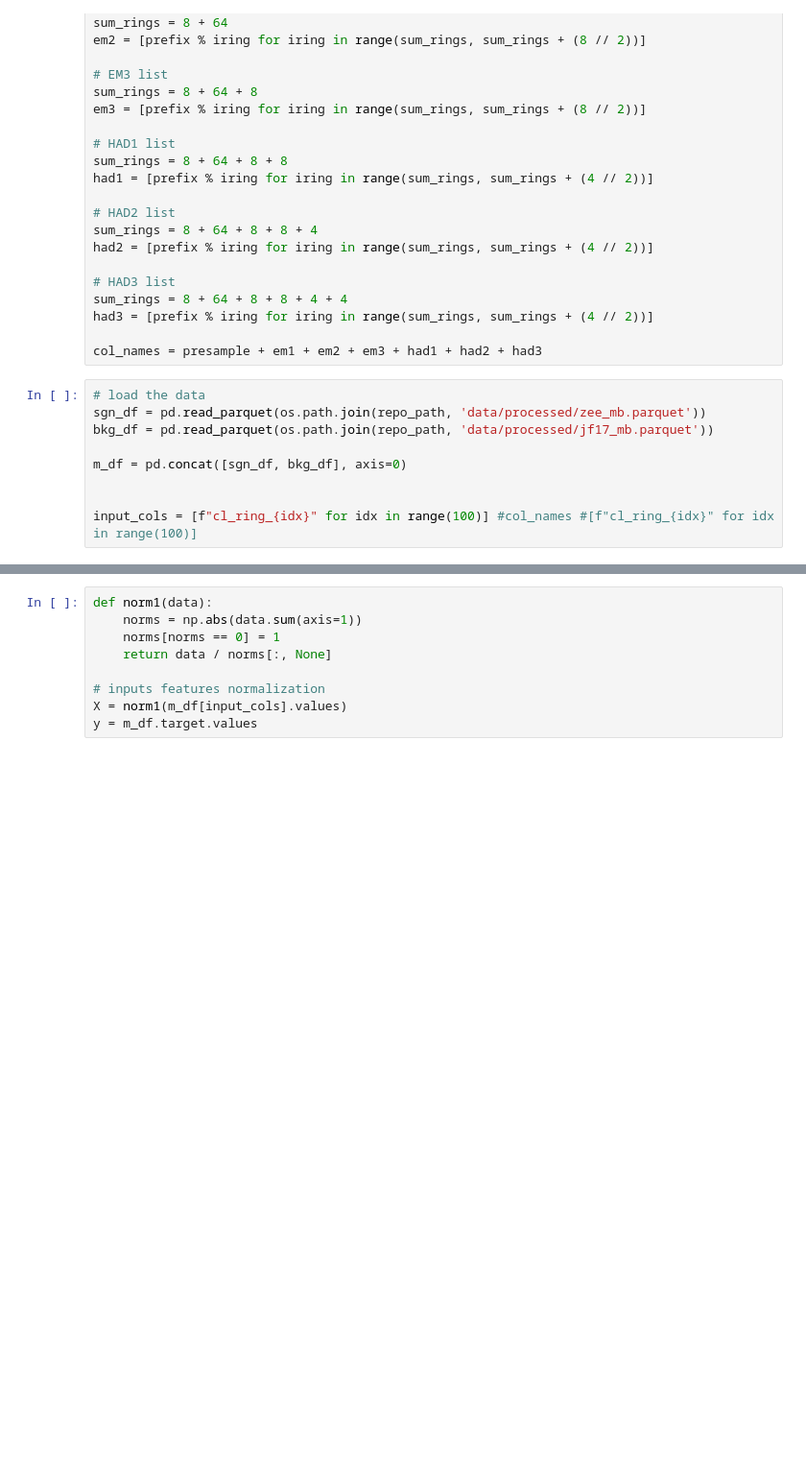
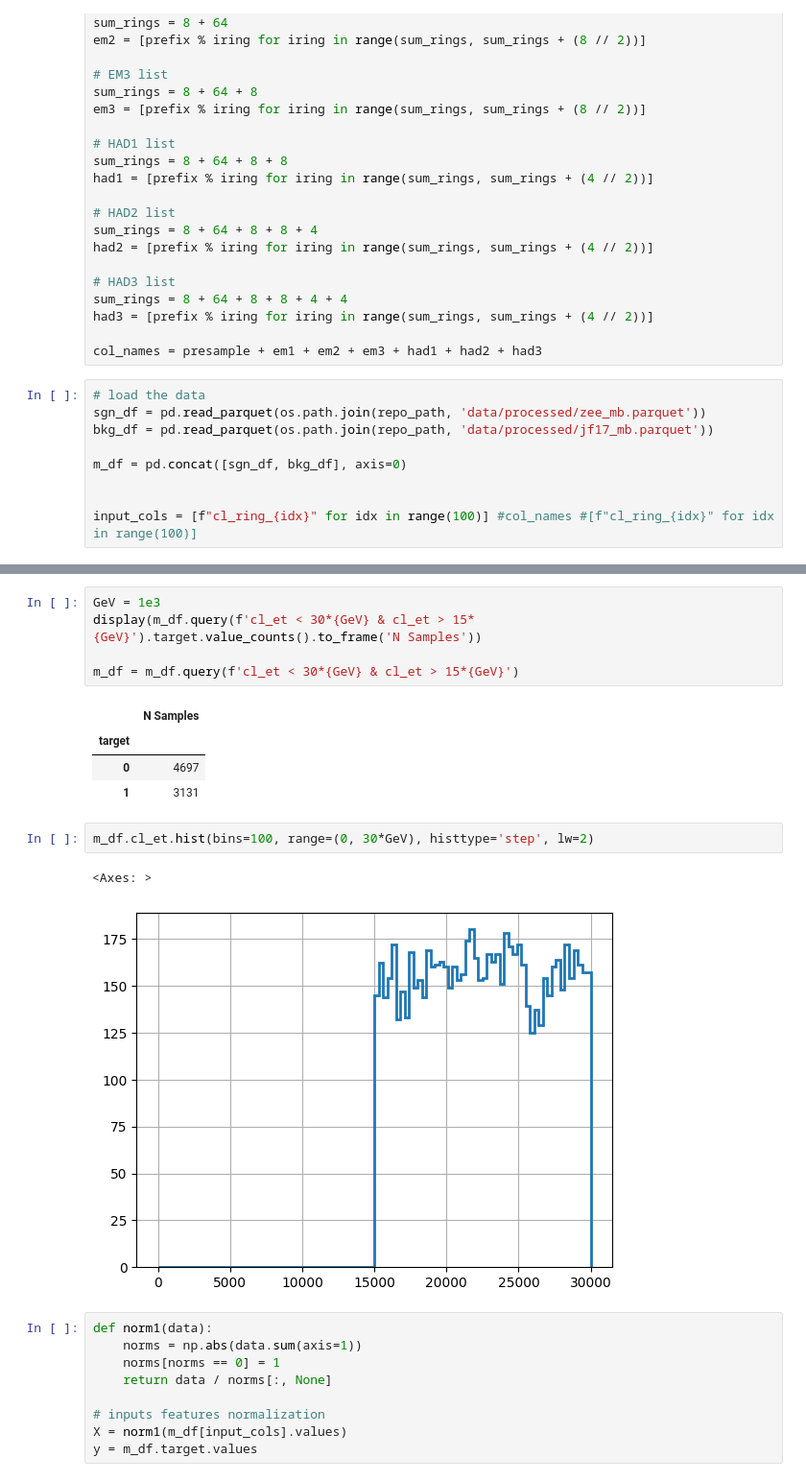
Before and after one commit to micaelverissimo/exp-connection-hep, a Jupyter notebook: notebooks/05_training_rings.ipynb, the cells around one changed output, grey strips where cells are left out. Shown at 96% size. Saved outputs shown, nothing was run; the diff lists cells and outputs as text; blank space fills up the shorter version.

```diff
--- a/notebooks/05_training_rings.ipynb
+++ b/notebooks/05_training_rings.ipynb
@@ -74,4 +73,19 @@ target
 Name: count, dtype: int64
+# %%
+GeV = 1e3
+display(m_df.query(f'cl_et < 30*{GeV} & cl_et > 15*{GeV}').target.value_counts().to_frame('N Samples'))
+
+m_df = m_df.query(f'cl_et < 30*{GeV} & cl_et > 15*{GeV}')
+# %% [output]
+|  | N Samples |
+| target |  |
+| 0 | 4697 |
+| 1 | 3131 |
+# %%
+m_df.cl_et.hist(bins=100, range=(0, 30*GeV), histtype='step', lw=2)
+# %% [output]
+<Axes: >
+[figure, added]
 # %%
 def norm1(data):
     norms = np.abs(data.sum(axis=1))
```
Also changed, not shown: parts of 9 cells of this notebook, 4 other files.
